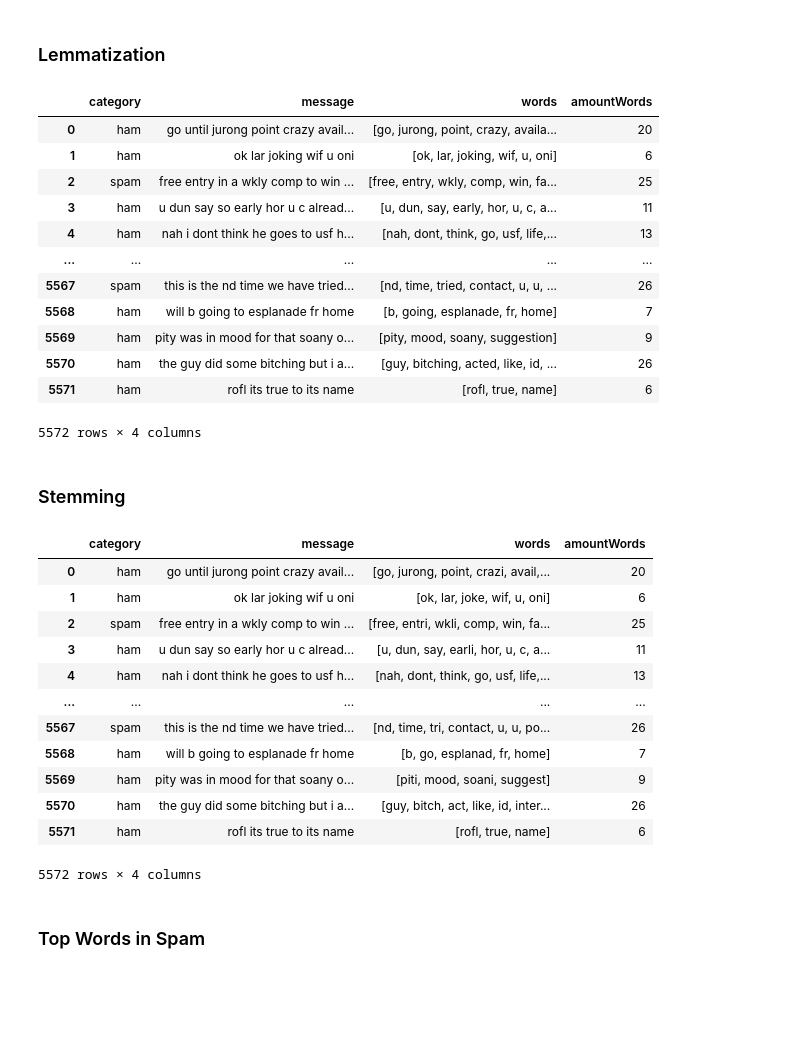
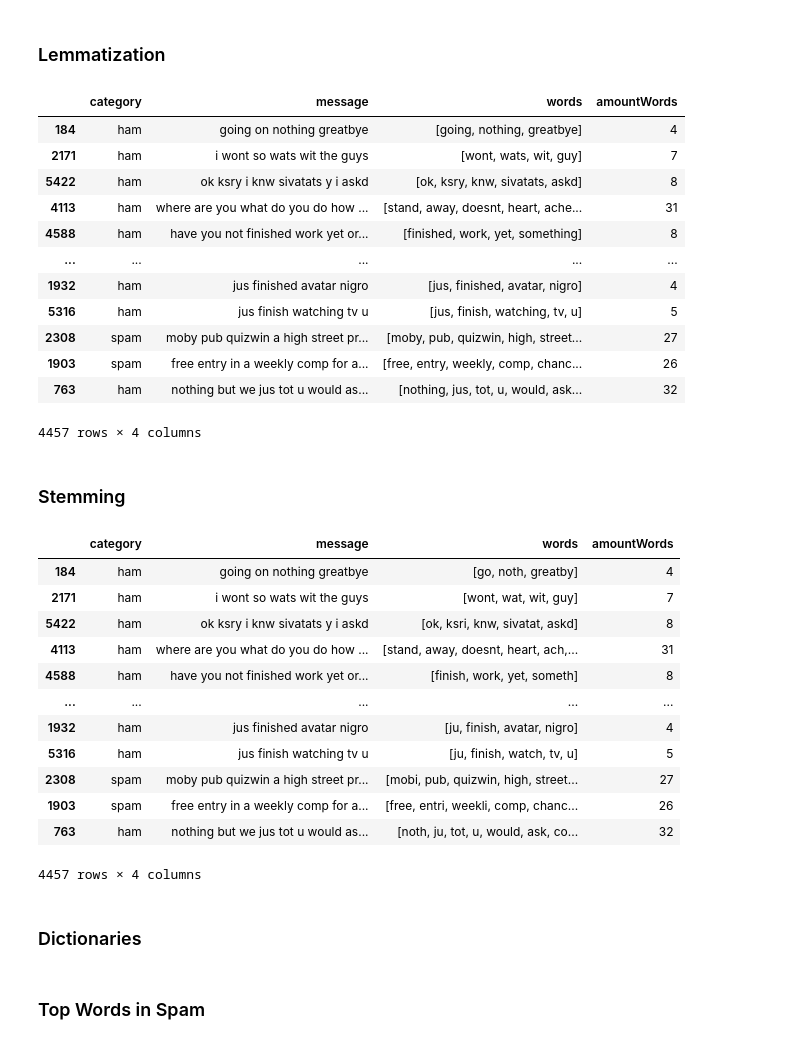
Before and after one commit to DiggsPapu/UVGIA, a Jupyter notebook: proyecto.ipynb, the cells around one changed output. Saved outputs shown, nothing was run; the diff lists cells and outputs as text; code cells hidden in the pictures; blank space fills up the shorter version.

```diff
--- a/proyecto.ipynb
+++ b/proyecto.ipynb
@@ -112,42 +129,44 @@ datos
 ### Lemmatization
 # %%
 lemmatizer = nltk.stem.WordNetLemmatizer()
-datos["words"] = datos["words"].apply(lambda x: [lemmatizer.lemmatize(word) for word in x])
-datos
+train["words"] = train["words"].apply(lambda x: [lemmatizer.lemmatize(word) for word in x])
+train
 # %% [output]
 |  | category | message | words | amountWords |
-| 0 | ham | go until jurong point crazy avail... | [go, jurong, point, crazy, availa... | 20 |
-| 1 | ham | ok lar joking wif u oni | [ok, lar, joking, wif, u, oni] | 6 |
-| 2 | spam | free entry in a wkly comp to win ... | [free, entry, wkly, comp, win, fa... | 25 |
-| 3 | ham | u dun say so early hor u c alread... | [u, dun, say, early, hor, u, c, a... | 11 |
-| 4 | ham | nah i dont think he goes to usf h... | [nah, dont, think, go, usf, life,... | 13 |
+| 184 | ham | going on nothing greatbye | [going, nothing, greatbye] | 4 |
+| 2171 | ham | i wont so wats wit the guys | [wont, wats, wit, guy] | 7 |
+| 5422 | ham | ok ksry i knw sivatats y i askd | [ok, ksry, knw, sivatats, askd] | 8 |
+| 4113 | ham | where are you what do you do how ... | [stand, away, doesnt, heart, ache... | 31 |
+| 4588 | ham | have you not finished work yet or... | [finished, work, yet, something] | 8 |
 | ... | ... | ... | ... | ... |
-| 5567 | spam | this is the nd time we have tried... | [nd, time, tried, contact, u, u, ... | 26 |
-| 5568 | ham | will b going to esplanade fr home | [b, going, esplanade, fr, home] | 7 |
-| 5569 | ham | pity was in mood for that soany o... | [pity, mood, soany, suggestion] | 9 |
-| 5570 | ham | the guy did some bitching but i a... | [guy, bitching, acted, like, id, ... | 26 |
-| 5571 | ham | rofl its true to its name | [rofl, true, name] | 6 |
+| 1932 | ham | jus finished avatar nigro | [jus, finished, avatar, nigro] | 4 |
+| 5316 | ham | jus finish watching tv u | [jus, finish, watching, tv, u] | 5 |
+| 2308 | spam | moby pub quizwin a high street pr... | [moby, pub, quizwin, high, street... | 27 |
+| 1903 | spam | free entry in a weekly comp for a... | [free, entry, weekly, comp, chanc... | 26 |
+| 763 | ham | nothing but we jus tot u would as... | [nothing, jus, tot, u, would, ask... | 32 |
-5572 rows × 4 columns
+4457 rows × 4 columns
 # %% [markdown]
 ### Stemming
 # %%
 ps = nltk.stem.PorterStemmer()
-datos["words"] = datos["words"].apply(lambda x: [ps.stem(word) for word in x])
-datos
+train["words"] = train["words"].apply(lambda x: [ps.stem(word) for word in x])
+train
 # %% [output]
 |  | category | message | words | amountWords |
-| 0 | ham | go until jurong point crazy avail... | [go, jurong, point, crazi, avail,... | 20 |
-| 1 | ham | ok lar joking wif u oni | [ok, lar, joke, wif, u, oni] | 6 |
-| 2 | spam | free entry in a wkly comp to win ... | [free, entri, wkli, comp, win, fa... | 25 |
-| 3 | ham | u dun say so early hor u c alread... | [u, dun, say, earli, hor, u, c, a... | 11 |
-| 4 | ham | nah i dont think he goes to usf h... | [nah, dont, think, go, usf, life,... | 13 |
+| 184 | ham | going on nothing greatbye | [go, noth, greatby] | 4 |
+| 2171 | ham | i wont so wats wit the guys | [wont, wat, wit, guy] | 7 |
+| 5422 | ham | ok ksry i knw sivatats y i askd | [ok, ksri, knw, sivatat, askd] | 8 |
+| 4113 | ham | where are you what do you do how ... | [stand, away, doesnt, heart, ach,... | 31 |
+| 4588 | ham | have you not finished work yet or... | [finish, work, yet, someth] | 8 |
 | ... | ... | ... | ... | ... |
-| 5567 | spam | this is the nd time we have tried... | [nd, time, tri, contact, u, u, po... | 26 |
-| 5568 | ham | will b going to esplanade fr home | [b, go, esplanad, fr, home] | 7 |
-| 5569 | ham | pity was in mood for that soany o... | [piti, mood, soani, suggest] | 9 |
-| 5570 | ham | the guy did some bitching but i a... | [guy, bitch, act, like, id, inter... | 26 |
-| 5571 | ham | rofl its true to its name | [rofl, true, name] | 6 |
+| 1932 | ham | jus finished avatar nigro | [ju, finish, avatar, nigro] | 4 |
+| 5316 | ham | jus finish watching tv u | [ju, finish, watch, tv, u] | 5 |
+| 2308 | spam | moby pub quizwin a high street pr... | [mobi, pub, quizwin, high, street... | 27 |
+| 1903 | spam | free entry in a weekly comp for a... | [free, entri, weekli, comp, chanc... | 26 |
+| 763 | ham | nothing but we jus tot u would as... | [noth, ju, tot, u, would, ask, co... | 32 |
-5572 rows × 4 columns
+4457 rows × 4 columns
+# %% [markdown]
+### Dictionaries
 # %%
 spamDictionary = {}
 hamDictionary = {}
```
Also changed, not shown: parts of 25 cells of this notebook, 3 other files.
